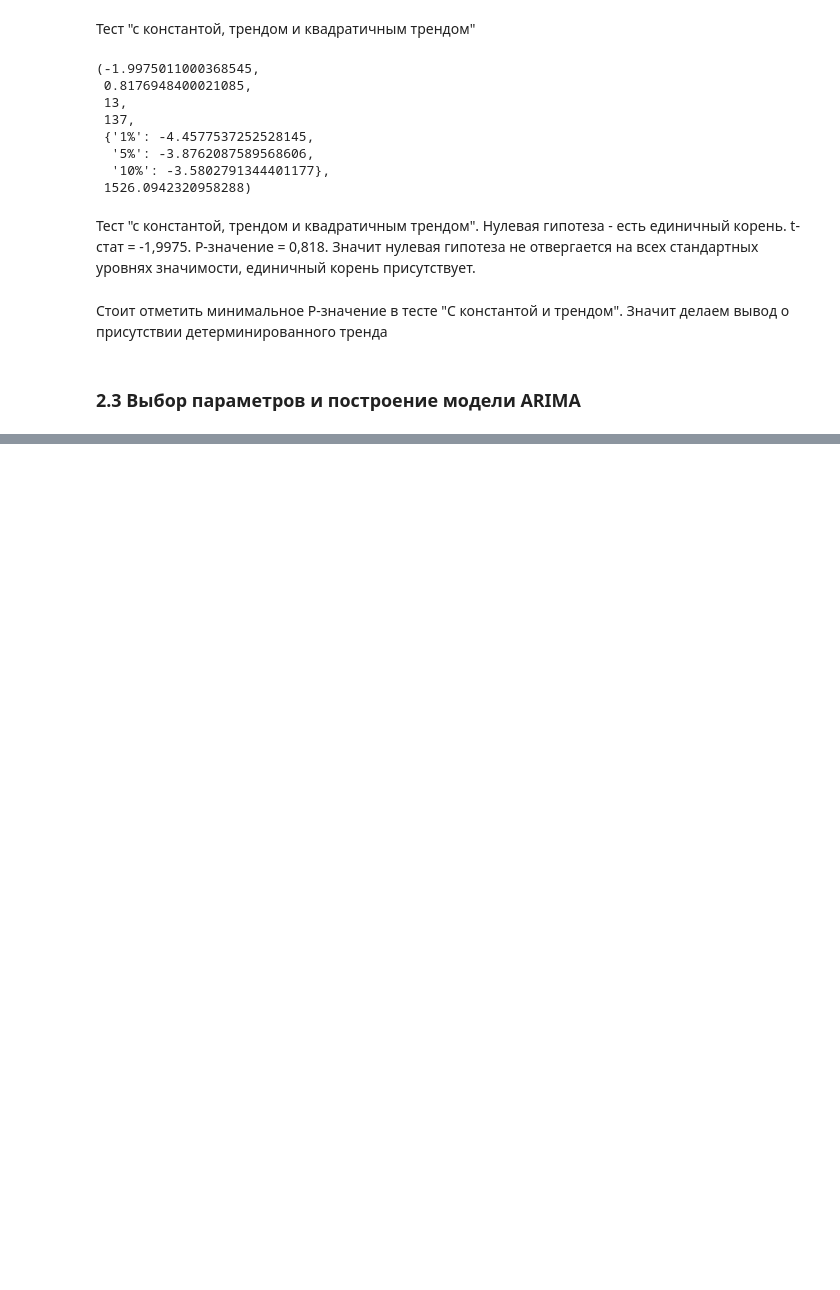
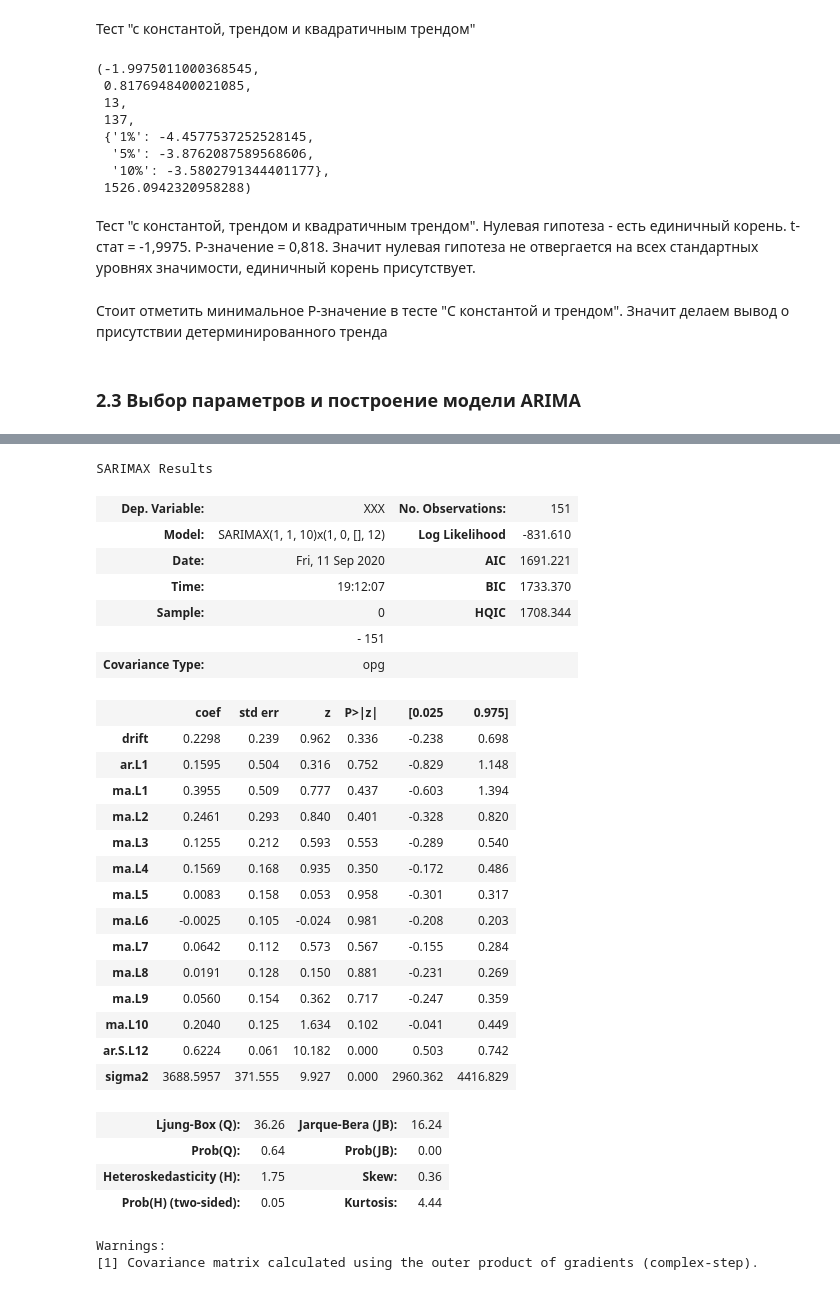
Before and after one commit to xxxyxxx16/portfolio_xxxyxxx, a Jupyter notebook: TS analysis.ipynb, the cells around one changed output, grey strips where cells are left out. Saved outputs shown, nothing was run; the diff lists cells and outputs as text; code cells hidden in the pictures; blank space fills up the shorter version.

```diff
--- a/TS analysis.ipynb
+++ b/TS analysis.ipynb
@@ -218,0 +259,6 @@ adfuller(df.XXX, regression = 'ctt')
+# %%
+for i in range(1,11):
+    model = SARIMAX(df.XXX, order = (i,1,0), seasonal_order = (1,0,0,12), trend= 't')
+    fit = model.fit()
+    g = fit.summary()
+    display(g)
@@ -218,0 +316,6 @@ adfuller(df.XXX, regression = 'ctt')
+# %%
+for i in range(0,11):
+    model = SARIMAX(df.XXX, order = (1,1,i), seasonal_order = (1,0,0,12), trend= 't')
+    fit = model.fit()
+    g = fit.summary()
+    display(g)
@@ -218,0 +371,33 @@ adfuller(df.XXX, regression = 'ctt')
+# %%
+g = fit.summary()
+g
+# %% [output]
+SARIMAX Results
+| Dep. Variable: | XXX | No. Observations: | 151 |
+| Model: | SARIMAX(1, 1, 10)x(1, 0, [], 12) | Log Likelihood | -831.610 |
+| Date: | Fri, 11 Sep 2020 | AIC | 1691.221 |
+| Time: | 19:12:07 | BIC | 1733.370 |
+| Sample: | 0 | HQIC | 1708.344 |
+|  | - 151 |  |  |
+| Covariance Type: | opg |  |  |
+|  | coef | std err | z | P>|z| | [0.025 | 0.975] |
+| drift | 0.2298 | 0.239 | 0.962 | 0.336 | -0.238 | 0.698 |
+| ar.L1 | 0.1595 | 0.504 | 0.316 | 0.752 | -0.829 | 1.148 |
+| ma.L1 | 0.3955 | 0.509 | 0.777 | 0.437 | -0.603 | 1.394 |
+| ma.L2 | 0.2461 | 0.293 | 0.840 | 0.401 | -0.328 | 0.820 |
+| ma.L3 | 0.1255 | 0.212 | 0.593 | 0.553 | -0.289 | 0.540 |
+| ma.L4 | 0.1569 | 0.168 | 0.935 | 0.350 | -0.172 | 0.486 |
+| ma.L5 | 0.0083 | 0.158 | 0.053 | 0.958 | -0.301 | 0.317 |
+| ma.L6 | -0.0025 | 0.105 | -0.024 | 0.981 | -0.208 | 0.203 |
+| ma.L7 | 0.0642 | 0.112 | 0.573 | 0.567 | -0.155 | 0.284 |
+| ma.L8 | 0.0191 | 0.128 | 0.150 | 0.881 | -0.231 | 0.269 |
+| ma.L9 | 0.0560 | 0.154 | 0.362 | 0.717 | -0.247 | 0.359 |
+| ma.L10 | 0.2040 | 0.125 | 1.634 | 0.102 | -0.041 | 0.449 |
+| ar.S.L12 | 0.6224 | 0.061 | 10.182 | 0.000 | 0.503 | 0.742 |
+| sigma2 | 3688.5957 | 371.555 | 9.927 | 0.000 | 2960.362 | 4416.829 |
+| Ljung-Box (Q): | 36.26 | Jarque-Bera (JB): | 16.24 |
+| Prob(Q): | 0.64 | Prob(JB): | 0.00 |
+| Heteroskedasticity (H): | 1.75 | Skew: | 0.36 |
+| Prob(H) (two-sided): | 0.05 | Kurtosis: | 4.44 |
+Warnings:
+[1] Covariance matrix calculated using the outer product of gradients (complex-step).
```
Also changed, not shown: parts of 19 cells of this notebook, 2 other files.
